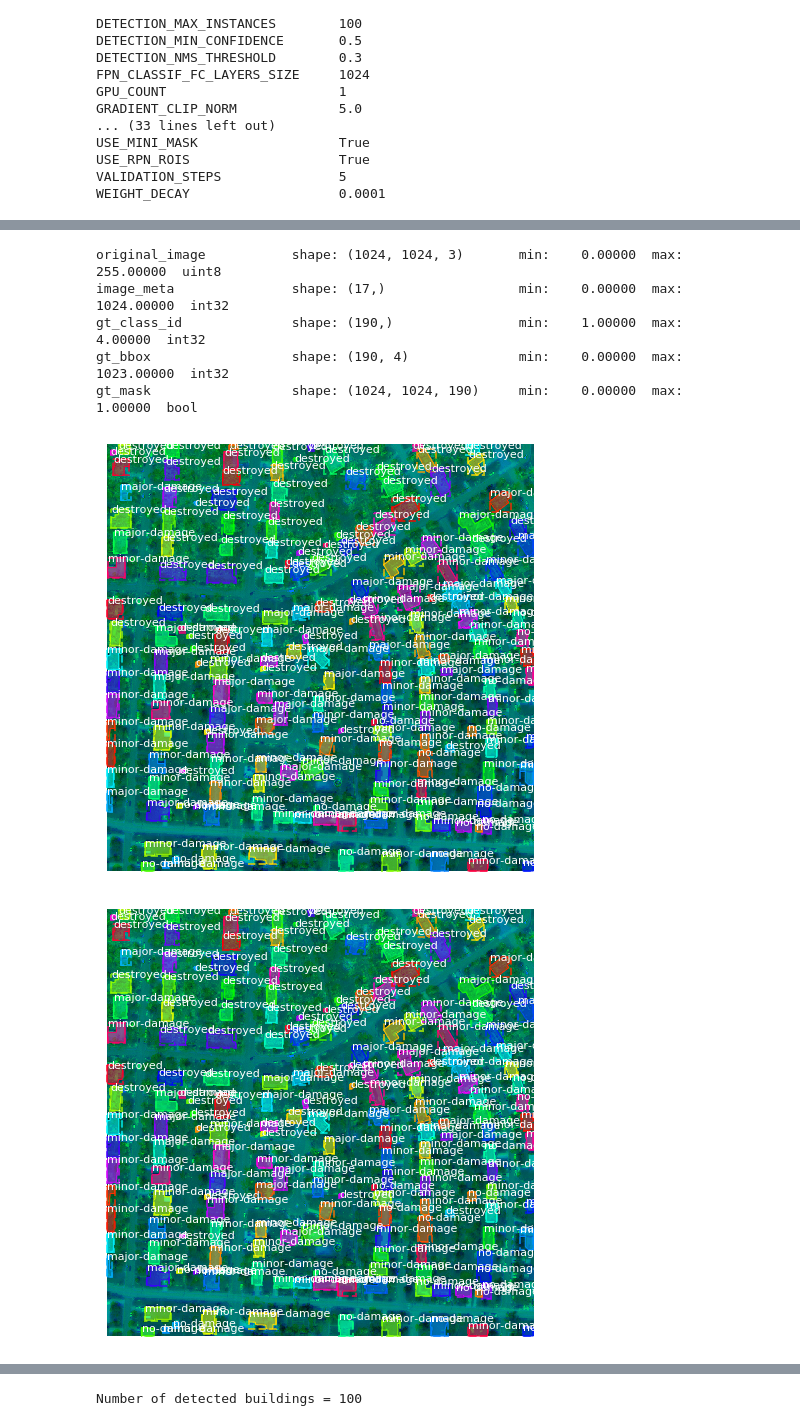
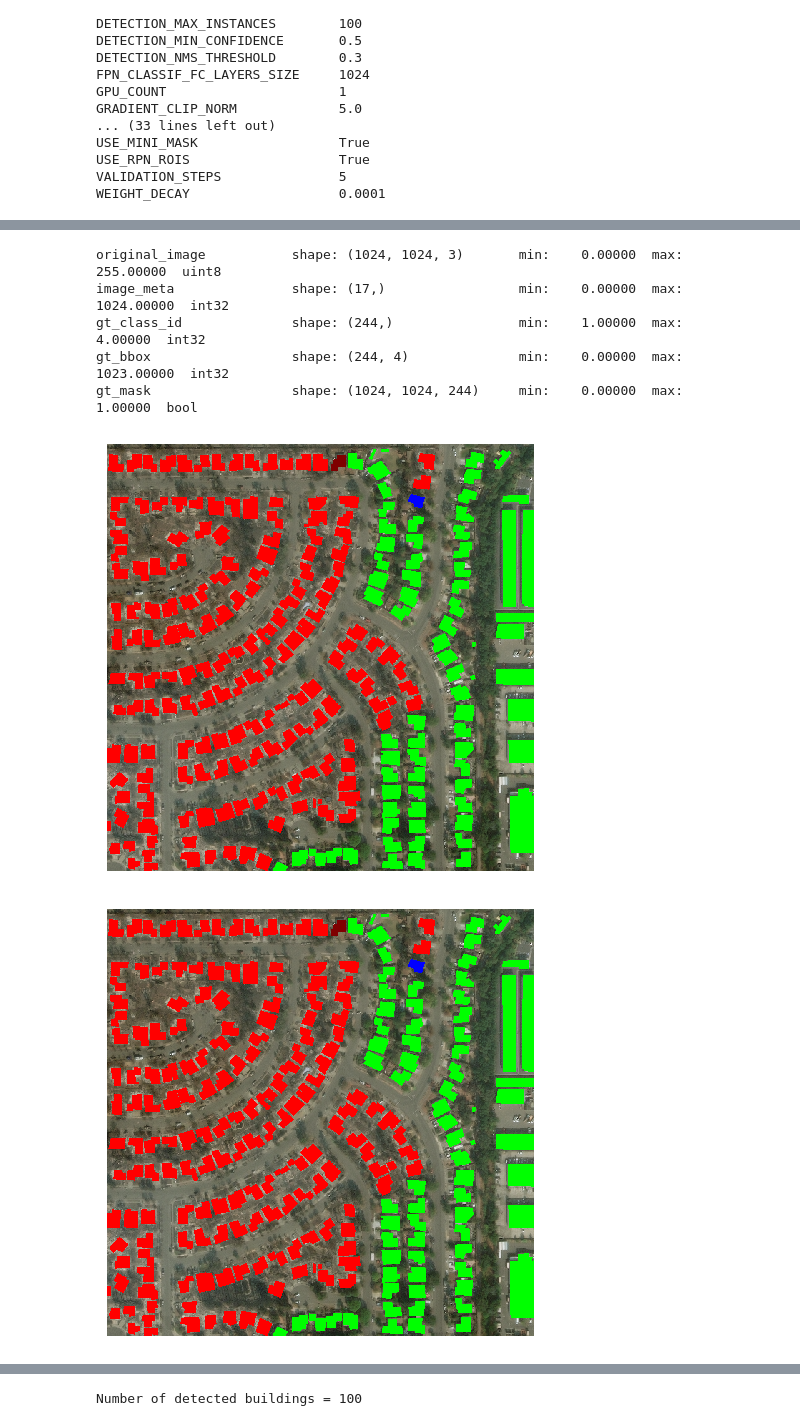
Before and after one commit to devayanipowar/DAEN690-Capstone, a Jupyter notebook: Mask_RCNN/samples/test_images.ipynb, the cells around one changed output, grey strips where cells are left out. Drawn from its saved outputs; the diff is of its cells as text; code cells hidden in the pictures.

```diff
--- a/Mask_RCNN/samples/test_images.ipynb
+++ b/Mask_RCNN/samples/test_images.ipynb
@@ -85,27 +85,29 @@ Done (t=0.04s)
 creating index...
 index created!
+# %%
+image = skimage.io.imread("C:\\Users\\dpawa\\PycharmProjects\\daen690\\Mask_RCNN\\samples\\val\\santa-rosa-wildfire_00000161_post_disaster.png")
 # %%
 # Test on a random image
 image_id = random.choice(dataset_val.image_ids)
 original_image, image_meta, gt_class_id, gt_bbox, gt_mask =\
     modellib.load_image_gt(dataset_val, config,
                            image_id, use_mini_mask=False)
 
 log("original_image", original_image)
 log("image_meta", image_meta)
 log("gt_class_id", gt_class_id)
 log("gt_bbox", gt_bbox)
 log("gt_mask", gt_mask)
 
-visualize.display_instances(original_image, gt_bbox, gt_mask, gt_class_id, class_names, figsize=(8, 8))
+visualize.display_instances(image, gt_bbox, gt_mask, gt_class_id, class_names,show_bbox = False, figsize=(8, 8))
 # %% [output]
 original_image           shape: (1024, 1024, 3)       min:    0.00000  max:  255.00000  uint8
 image_meta               shape: (17,)                 min:    0.00000  max: 1024.00000  int32
-gt_class_id              shape: (190,)                min:    1.00000  max:    4.00000  int32
-gt_bbox                  shape: (190, 4)              min:    0.00000  max: 1023.00000  int32
-gt_mask                  shape: (1024, 1024, 190)     min:    0.00000  max:    1.00000  bool
+gt_class_id              shape: (244,)                min:    1.00000  max:    4.00000  int32
+gt_bbox                  shape: (244, 4)              min:    0.00000  max: 1023.00000  int32
+gt_mask                  shape: (1024, 1024, 244)     min:    0.00000  max:    1.00000  bool
-[figure, old version]
+[figure, new version]
-[figure, old version]
+[figure, new version]
 # %%
 print(gt_class_id)
 # %% [output]
```
Also changed, not shown: parts of 10 cells of this notebook, 1 other file.
